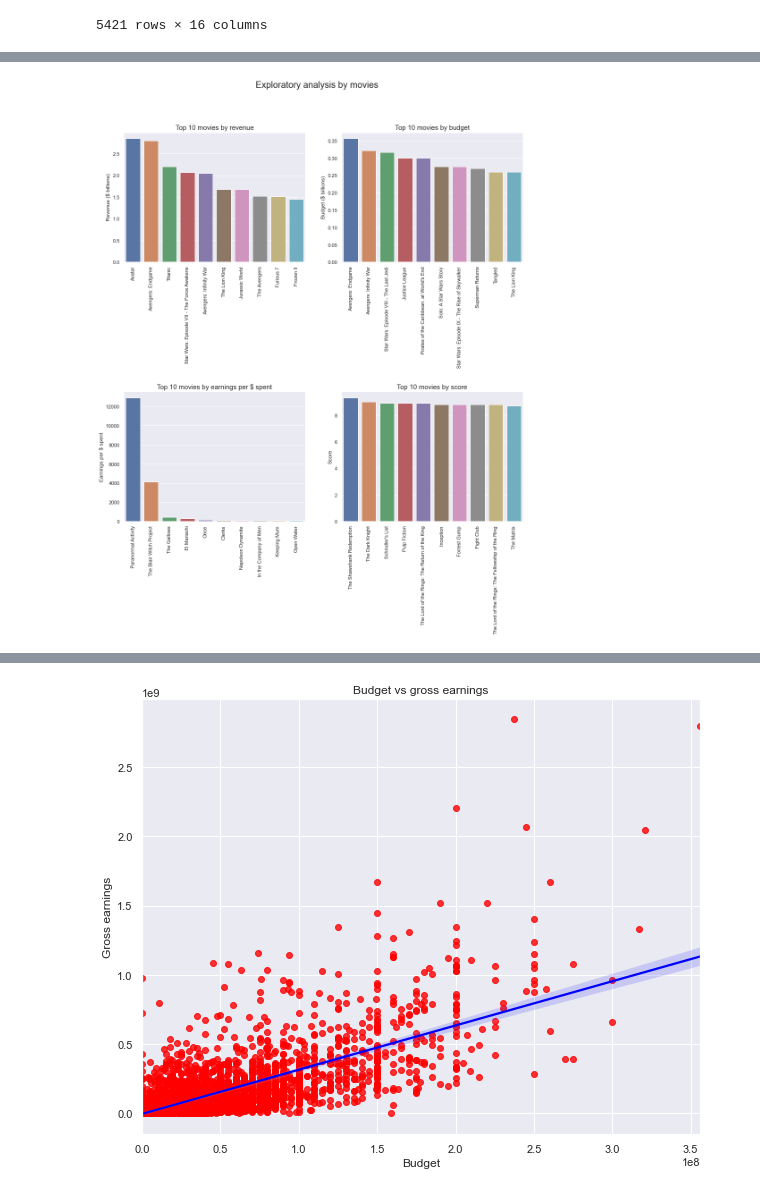
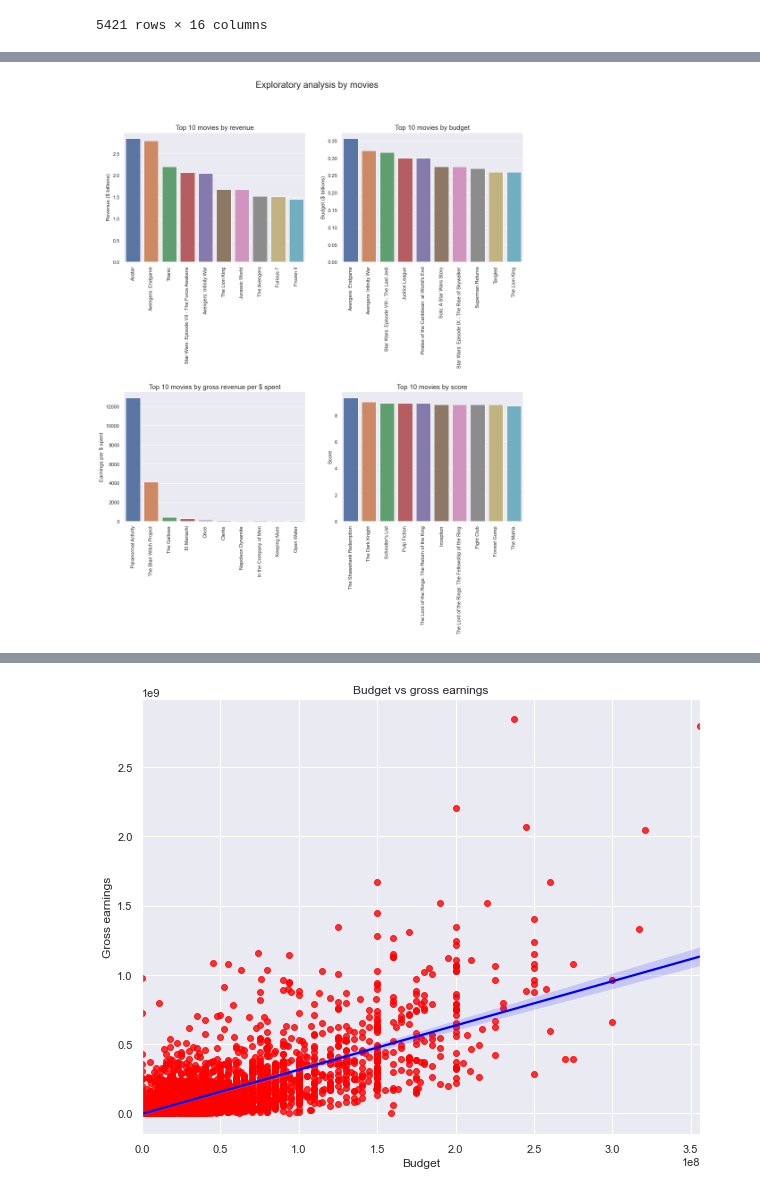
Before and after one commit to JacintaKnight/Movies-1980-2020, a Jupyter notebook: Movies (Kaggle dataset).ipynb, the cells around one changed output, grey strips where cells are left out. Cells and saved outputs as stored; diff of their text form; code cells hidden in the pictures.

```diff
--- a/Movies (Kaggle dataset).ipynb
+++ b/Movies (Kaggle dataset).ipynb
@@ -360,33 +401,33 @@ top10_revenue = df.sort_values(by='gross', ascending=False).head(10)
 sns.barplot(ax=axes[0, 0], x=top10_revenue['name'], y=top10_revenue['gross']/1000000000)
 axes[0, 0].tick_params(axis='x', rotation=90)
 axes[0, 0].set_xlabel('')
 axes[0, 0].set_ylabel('Revenue ($ billions)')
 axes[0, 0].set_title('Top 10 movies by revenue', fontsize=15)
 
 #Top 10 movies by budget
 top10_budget = df.sort_values(by='budget', ascending=False).head(10)
 sns.barplot(ax=axes[0, 1], x=top10_budget['name'], y=top10_budget['budget']/1000000000)
 axes[0, 1].tick_params(axis='x', rotation=90)
 axes[0, 1].set_xlabel('')
 axes[0, 1].set_ylabel('Budget ($ billions)')
 axes[0, 1].set_title('Top 10 movies by budget', fontsize=15)
 
 #Top 10 movies by earnings per $ spent
 top10_earnings_budget = df1.sort_values(by='earnings_per_$', ascending=False).head(10)
 sns.barplot(ax=axes[1, 0], x=top10_earnings_budget['name'], y=top10_earnings_budget['earnings_per_$'])
 axes[1, 0].tick_params(axis='x', rotation=90)
 axes[1, 0].set_xlabel('')
 axes[1, 0].set_ylabel('Earnings per $ spent')
-axes[1, 0].set_title('Top 10 movies by earnings per $ spent', fontsize=15)
+axes[1, 0].set_title('Top 10 movies by gross revenue per $ spent', fontsize=15)
 
 #Top 10 movies by score
-top10_earnings_score = df1.sort_values(by='score', ascending=False).head(10)
+top10_earnings_score = df.sort_values(by='score', ascending=False).head(10)
 sns.barplot(ax=axes[1, 1], x=top10_earnings_score['name'], y=top10_earnings_score['score'])
 axes[1, 1].tick_params(axis='x', rotation=90)
 axes[1, 1].set_xlabel('')
 axes[1, 1].set_ylabel('Score')
 axes[1, 1].set_title('Top 10 movies by score', fontsize=15)
 
 plt.show()
 # %% [output]
-[figure, old version]
+[figure, new version]
```
Also changed, not shown: parts of 24 cells of this notebook.
